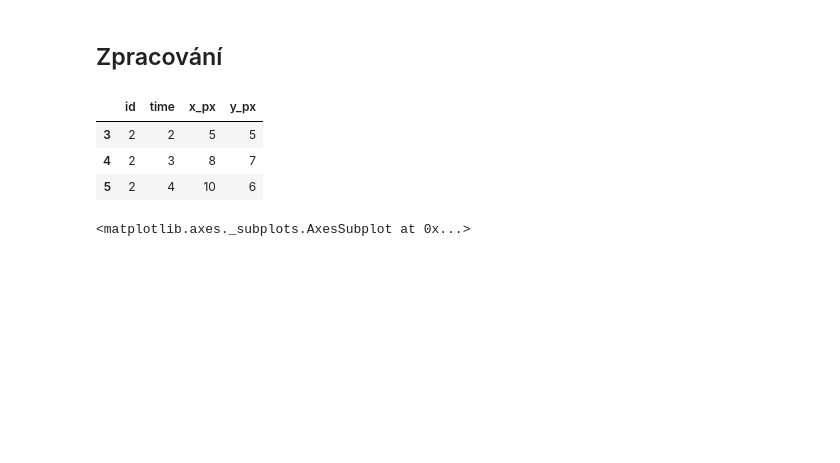
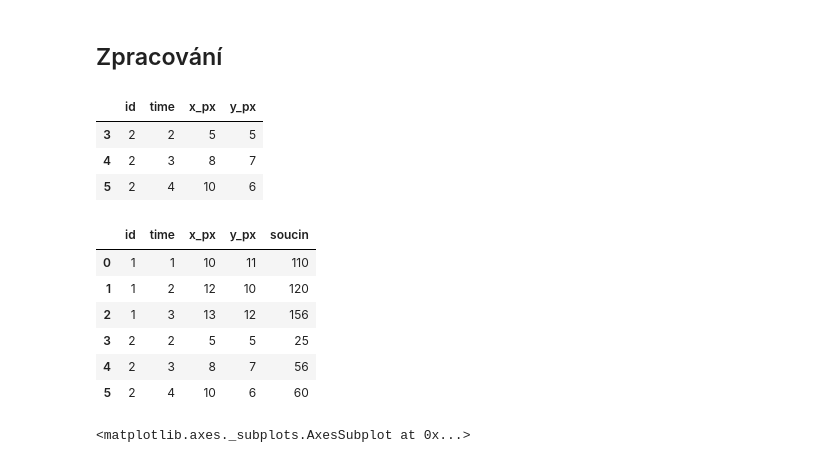
Before and after one commit to mjirik/ZDO, a Jupyter notebook: ZDO-useful.ipynb, the cells around one changed output. Cells and saved outputs as stored; diff of their text form; code cells hidden in the pictures; blank space fills up the shorter version.

```diff
--- a/ZDO-useful.ipynb
+++ b/ZDO-useful.ipynb
@@ -75,6 +75,17 @@ dfid2
 | 3 | 2 | 2 | 5 | 5 |
 | 4 | 2 | 3 | 8 | 7 |
 | 5 | 2 | 4 | 10 | 6 |
+# %%
+df ['soucin'] = df['x_px'] * df['y_px']
+df
+# %% [output]
+|  | id | time | x_px | y_px | soucin |
+| 0 | 1 | 1 | 10 | 11 | 110 |
+| 1 | 1 | 2 | 12 | 10 | 120 |
+| 2 | 1 | 3 | 13 | 12 | 156 |
+| 3 | 2 | 2 | 5 | 5 | 25 |
+| 4 | 2 | 3 | 8 | 7 | 56 |
+| 5 | 2 | 4 | 10 | 6 | 60 |
 # %%
 dfid2[['id', 'x_px', 'y_px']].plot('x_px', 'y_px') #(dfid2['x_px'], dfid2['y_px'])
 # %% [output]
```
Also changed, not shown: parts of 2 cells of this notebook.
